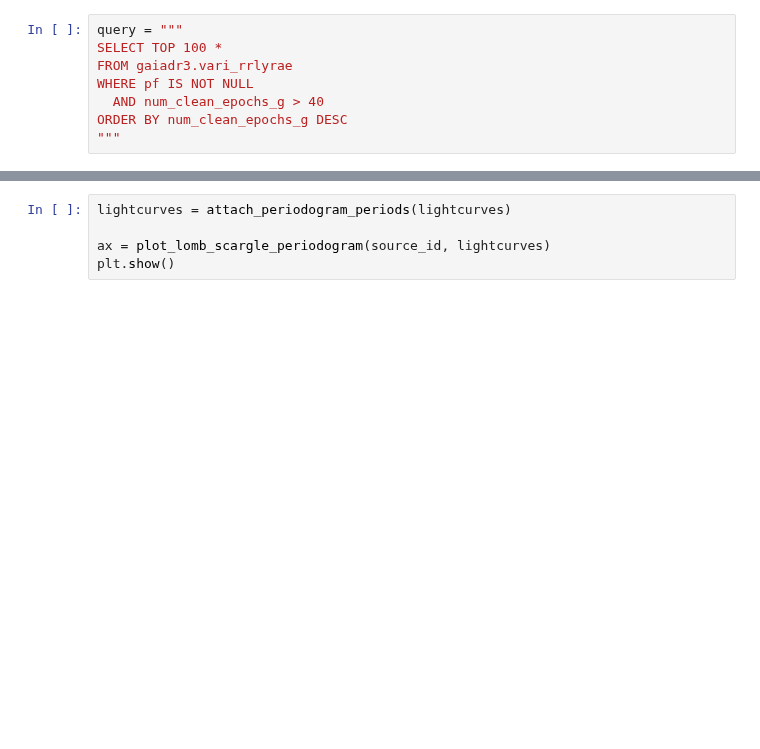
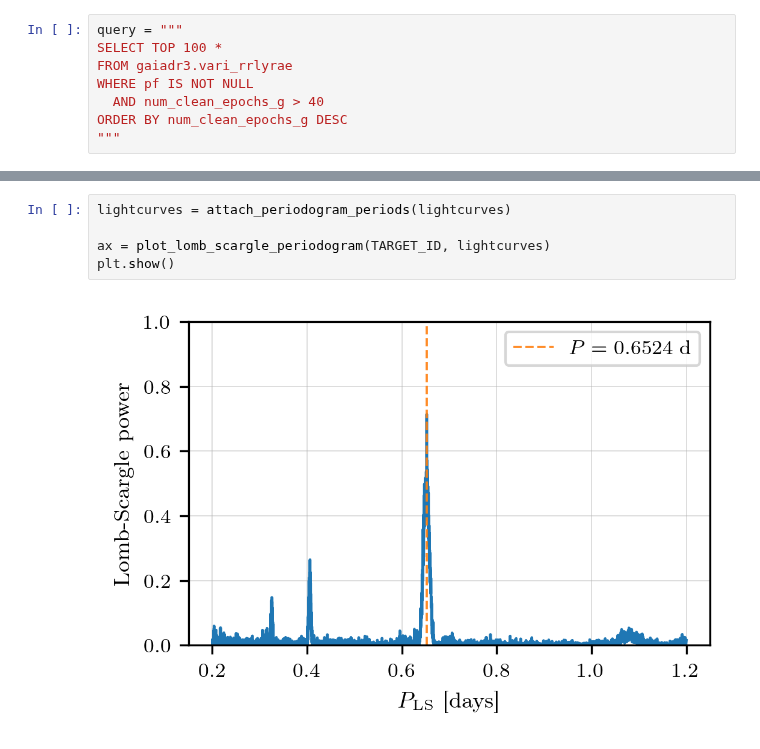
Before and after one commit to raw-asparagus/ay-128, a Jupyter notebook: labs/01/01-01.ipynb, the cells around one changed output, grey strips where cells are left out. Saved outputs shown, nothing was run; the diff lists cells and outputs as text; blank space fills up the shorter version.

```diff
--- a/labs/01/01-01.ipynb
+++ b/labs/01/01-01.ipynb
@@ -48,5 +93,7 @@ plt.show()
 # %%
 lightcurves = attach_periodogram_periods(lightcurves)
 
-ax = plot_lomb_scargle_periodogram(source_id, lightcurves)
+ax = plot_lomb_scargle_periodogram(TARGET_ID, lightcurves)
 plt.show()
+# %% [output]
+[figure, added]
```
Also changed, not shown: parts of 23 cells of this notebook, 13 other files.
